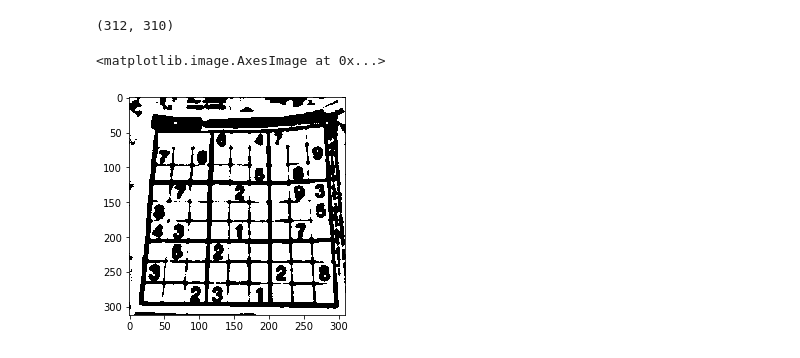
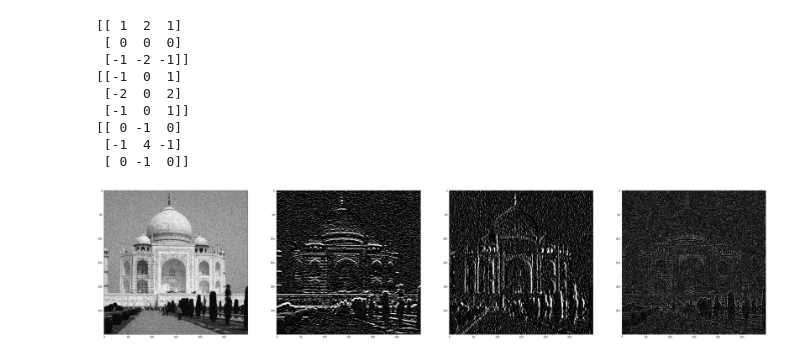
Before and after one commit to thisisashukla/computer-vision, a Jupyter notebook: foundation/06_edge_detection.ipynb, the cells around one changed output. Drawn from its saved outputs; the diff is of its cells as text; code cells hidden in the pictures.

```diff
--- a/foundation/06_edge_detection.ipynb
+++ b/foundation/06_edge_detection.ipynb
@@ -10 +23,29 @@ np.set_printoptions(threshold=sys.maxsize, linewidth = 120)
+# %%
+sobelx = np.array([[1,2,1], [0,0,0],[-1,-2,-1]])
+sobely = np.array([[-1,0,1], [-2,0,2],[-1,0,1]])
+laplacian = np.array([[0,-1,0], [-1,4,-1],[0,-1,0]])
+print(sobelx)
+print(sobely)
+print(laplacian)
+gradientx = cv2.filter2D(img, -1, sobelx)
+gradienty = cv2.filter2D(img, -1, sobely)
+lapImg = cv2.filter2D(img, -1, laplacian)
+
+f, (ax1, ax2, ax3, ax4) = plt.subplots(1,4, figsize = (50,50))
+ax1.imshow(img, cmap='gray', vmin=0, vmax=255)
+ax2.imshow(gradientx, cmap='gray', vmin=0, vmax=255)
+ax3.imshow(gradienty, cmap='gray', vmin=0, vmax=255)
+ax4.imshow(lapImg, cmap='gray', vmin=0, vmax=255)
+plt.show()
+# %% [output]
+[[ 1  2  1]
+ [ 0  0  0]
+ [-1 -2 -1]]
+[[-1  0  1]
+ [-2  0  2]
+ [-1  0  1]]
+[[ 0 -1  0]
+ [-1  4 -1]
+ [ 0 -1  0]]
+[figure, added]
 # %%
@@ -17,10 +55 @@ img = cv2.adaptiveThreshold(img, 255, cv2.ADAPTIVE_THRESH_GAUSSIAN_C, cv2.THRESH
 # imge = cv2.erode(img, kernel = np.ones((3, 3),np.uint8), iterations = 3)
-# %%
-img.shape
-# %% [output]
-(312, 310)
-# %%
-plt.imshow(img, cmap='gray', vmin=0, vmax=255)
-# %% [output]
-<matplotlib.image.AxesImage at 0x...>
-[figure, removed]
```
Also changed, not shown: parts of 15 cells of this notebook, 2 other files.
